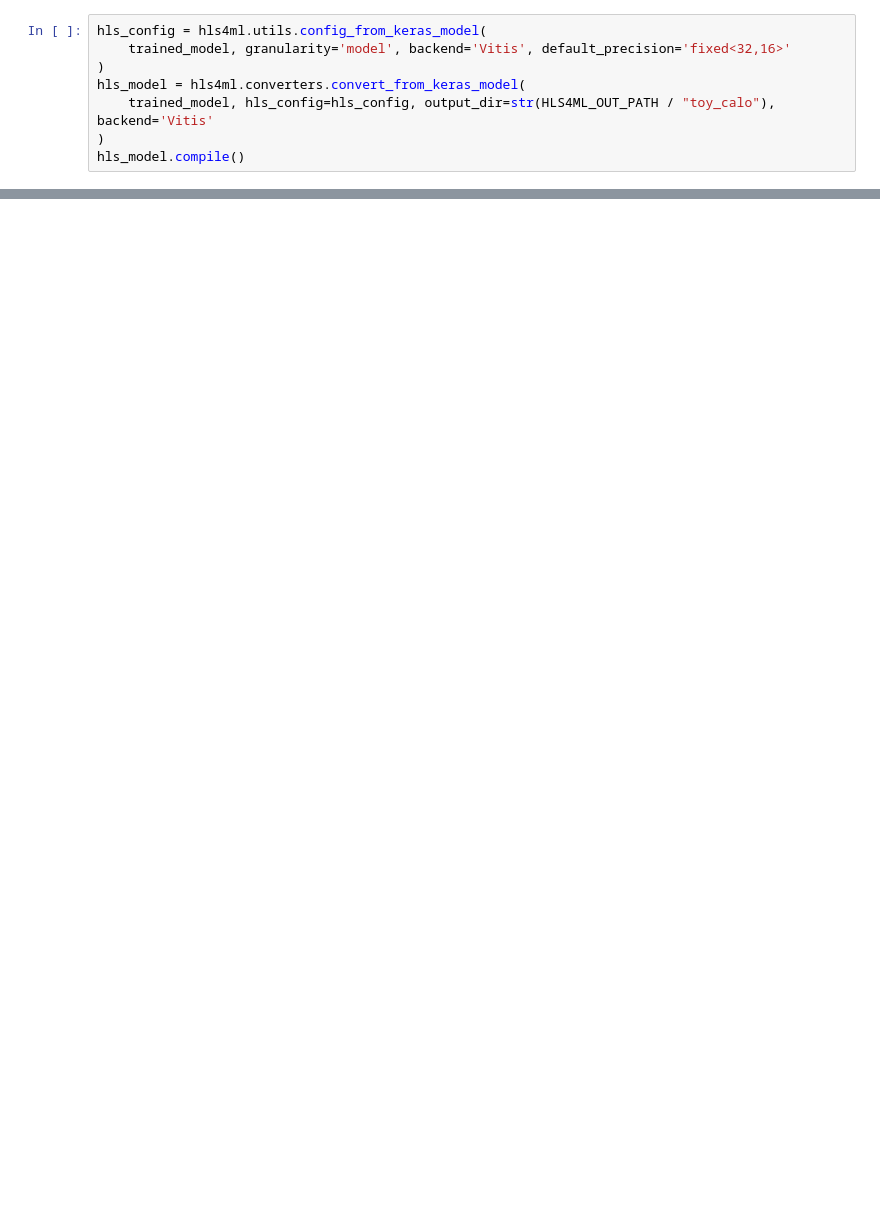
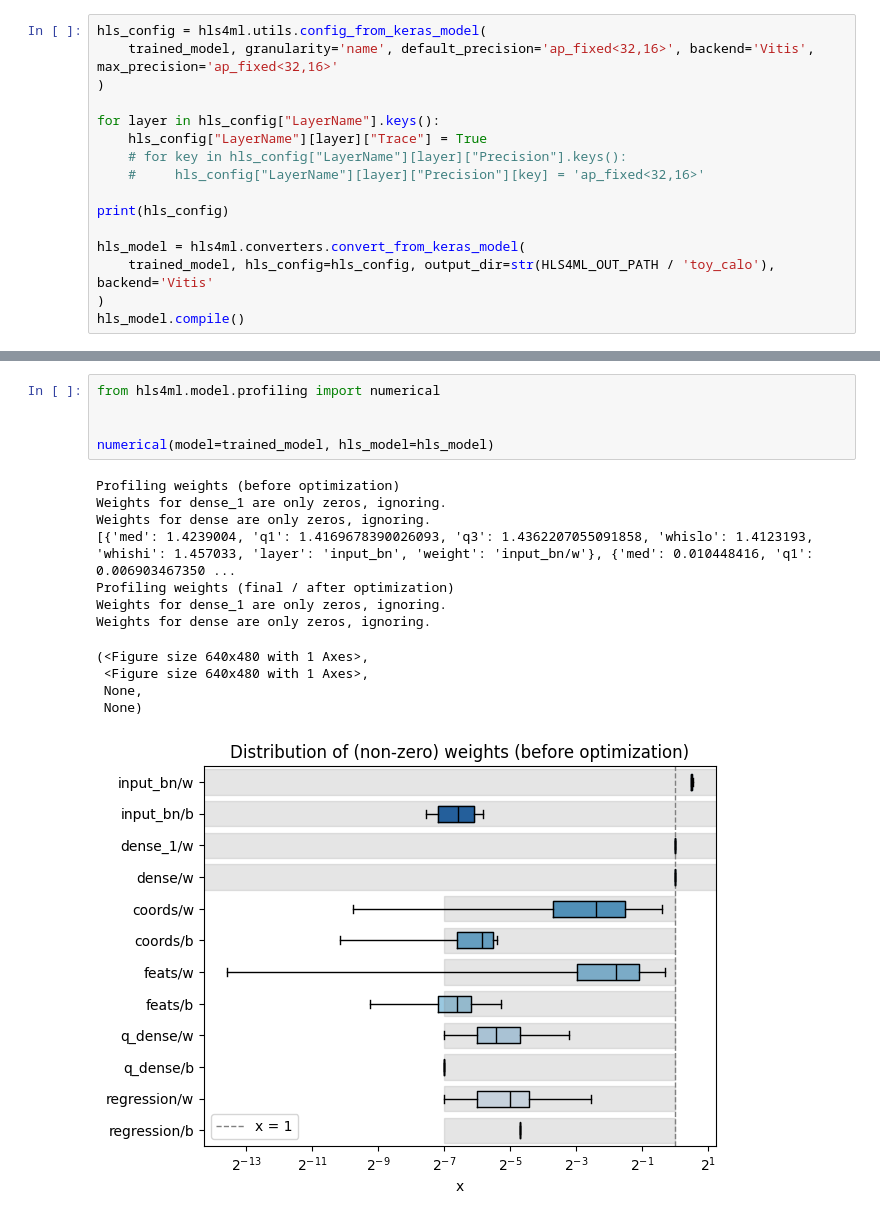
Before and after one commit to morunner/hls4ml-gravnet, a Jupyter notebook: notebooks/eval-qgravnet-hls4ml.ipynb, the cells around one changed output, grey strips where cells are left out. Cells and saved outputs as stored; diff of their text form; blank space fills up the shorter version.

```diff
--- a/notebooks/eval-qgravnet-hls4ml.ipynb
+++ b/notebooks/eval-qgravnet-hls4ml.ipynb
@@ -29,9 +71,17 @@ except Exception:
     pass  # Already registered
 # %%
 hls_config = hls4ml.utils.config_from_keras_model(
-    trained_model, granularity='model', backend='Vitis', default_precision='fixed<32,16>'
+    trained_model, granularity='name', default_precision='ap_fixed<32,16>', backend='Vitis', max_precision='ap_fixed<32,16>'
 )
+
+for layer in hls_config["LayerName"].keys():
+    hls_config["LayerName"][layer]["Trace"] = True
+    # for key in hls_config["LayerName"][layer]["Precision"].keys():
+    #     hls_config["LayerName"][layer]["Precision"][key] = 'ap_fixed<32,16>'
+
+print(hls_config)
+
 hls_model = hls4ml.converters.convert_from_keras_model(
-    trained_model, hls_config=hls_config, output_dir=str(HLS4ML_OUT_PATH / "toy_calo"), backend='Vitis'
+    trained_model, hls_config=hls_config, output_dir=str(HLS4ML_OUT_PATH / 'toy_calo'), backend='Vitis'
 )
 hls_model.compile()
@@ -44,0 +157,18 @@ display_evaluation_results(test_energy_pred=hls_test_energy_pred, test_pid_pred=
+# %%
+from hls4ml.model.profiling import numerical
+
+
+numerical(model=trained_model, hls_model=hls_model)
+# %% [output]
+Profiling weights (before optimization)
+Weights for dense_1 are only zeros, ignoring.
+Weights for dense are only zeros, ignoring.
+[{'med': 1.4239004, 'q1': 1.4169678390026093, 'q3': 1.4362207055091858, 'whislo': 1.4123193, 'whishi': 1.457033, 'layer': 'input_bn', 'weight': 'input_bn/w'}, {'med': 0.010448416, 'q1': 0.006903467350 ...
+Profiling weights (final / after optimization)
+Weights for dense_1 are only zeros, ignoring.
+Weights for dense are only zeros, ignoring.
+(<Figure size 640x480 with 1 Axes>,
+ <Figure size 640x480 with 1 Axes>,
+ None,
+ None)
+[figure, added]
```
Also changed, not shown: parts of 11 cells of this notebook, 16 other files.
